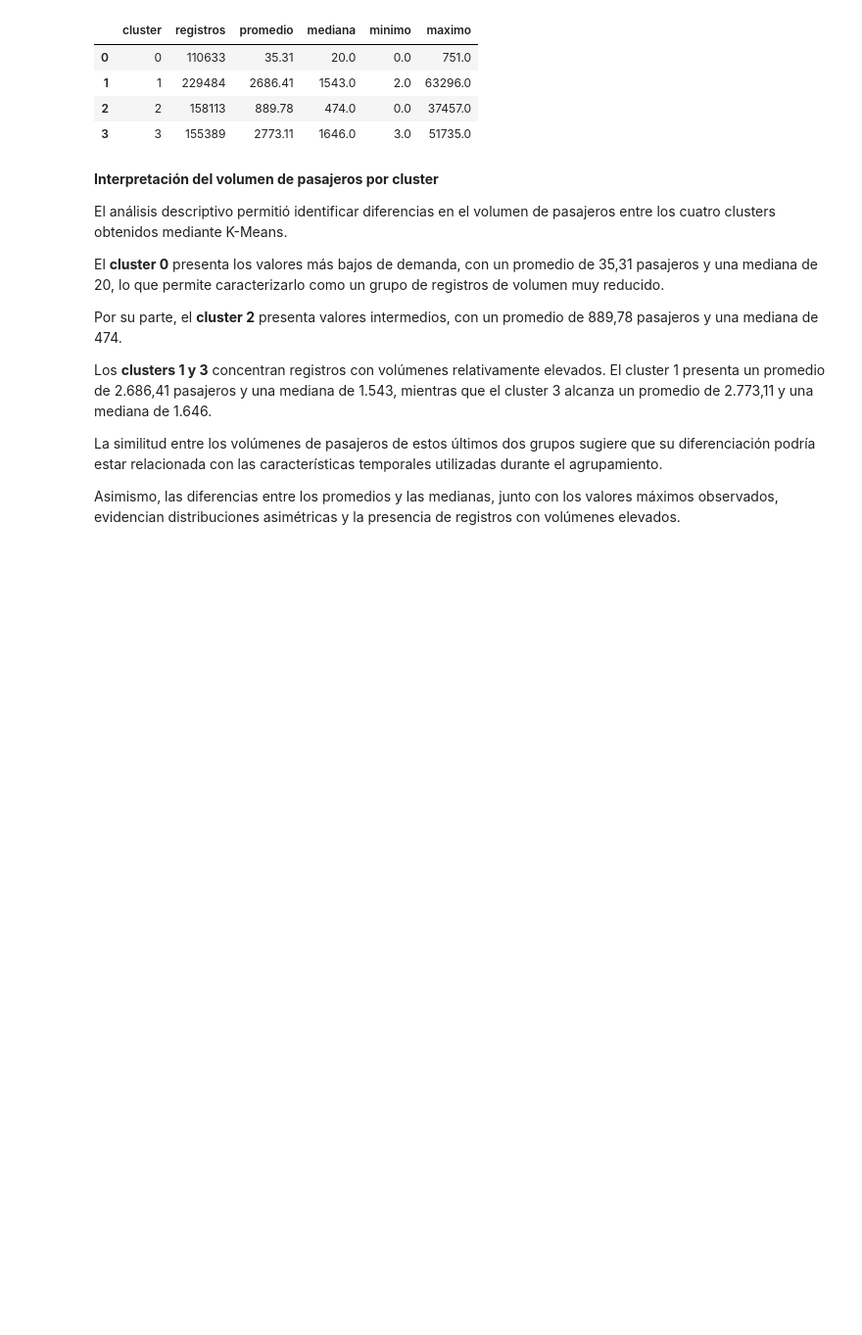
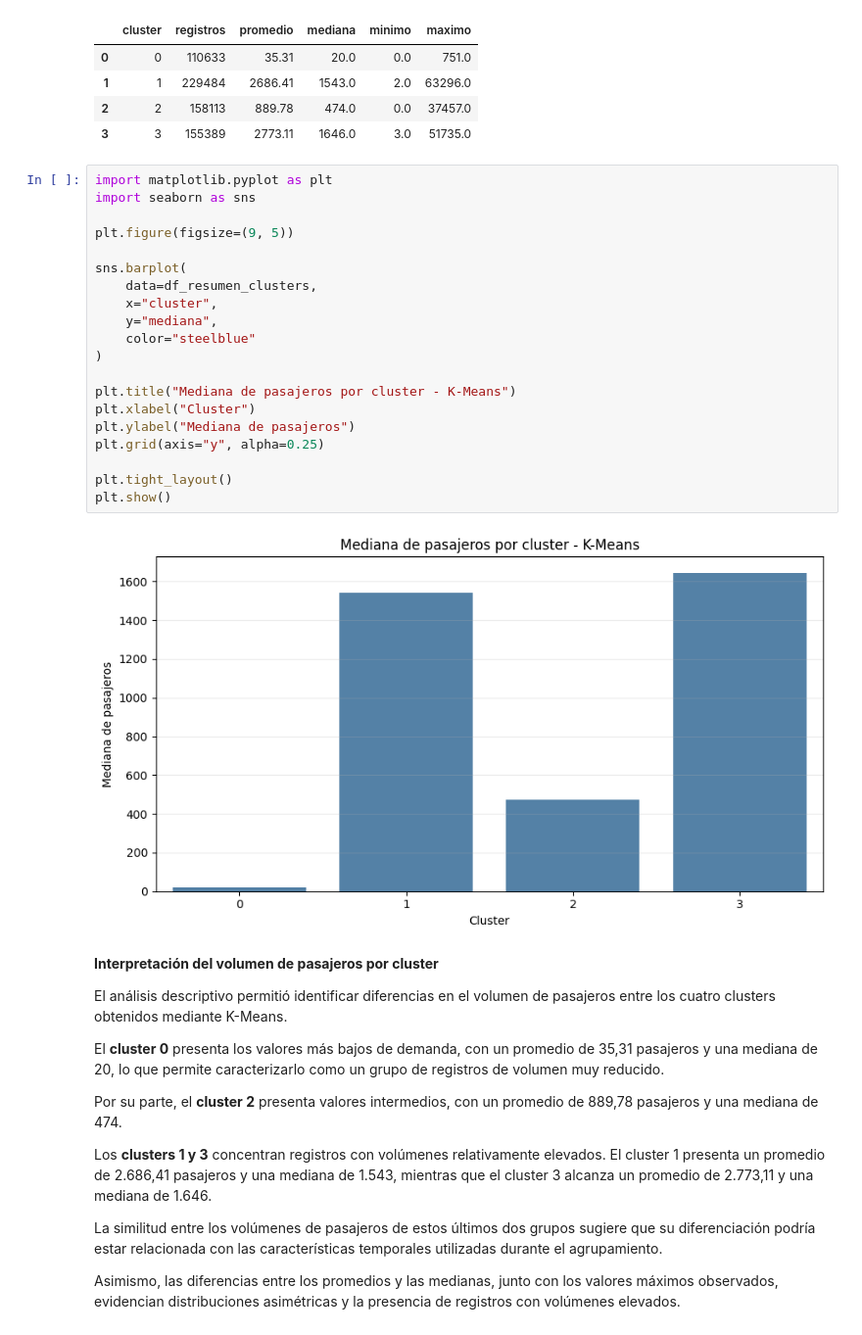
Before and after one commit to ChronosXV/Metodologia_grupo2, a Jupyter notebook: Metodologia_1_Grupo_2_Modelado_ML.ipynb, the cells around one changed output. Shown at 98% size. Cells and saved outputs as stored; diff of their text form; blank space fills up the shorter version.

Commit message:
Punto 9 agregar visualizaciones y caracterización de clusters K-Means

```diff
--- a/Metodologia_1_Grupo_2_Modelado_ML.ipynb
+++ b/Metodologia_1_Grupo_2_Modelado_ML.ipynb
@@ -2596,6 +2596,28 @@ Estadísticas de pasajeros por cluster:
 | 1 | 1 | 229484 | 2686.41 | 1543.0 | 2.0 | 63296.0 |
 | 2 | 2 | 158113 | 889.78 | 474.0 | 0.0 | 37457.0 |
 | 3 | 3 | 155389 | 2773.11 | 1646.0 | 3.0 | 51735.0 |
+# %%
+import matplotlib.pyplot as plt
+import seaborn as sns
+
+plt.figure(figsize=(9, 5))
+
+sns.barplot(
+    data=df_resumen_clusters,
+    x="cluster",
+    y="mediana",
+    color="steelblue"
+)
+
+plt.title("Mediana de pasajeros por cluster - K-Means")
+plt.xlabel("Cluster")
+plt.ylabel("Mediana de pasajeros")
+plt.grid(axis="y", alpha=0.25)
+
+plt.tight_layout()
+plt.show()
+# %% [output]
+[figure, added]
 # %% [markdown]
 **Interpretación del volumen de pasajeros por cluster**
 
```
Also changed, not shown: parts of 2 cells of this notebook.
